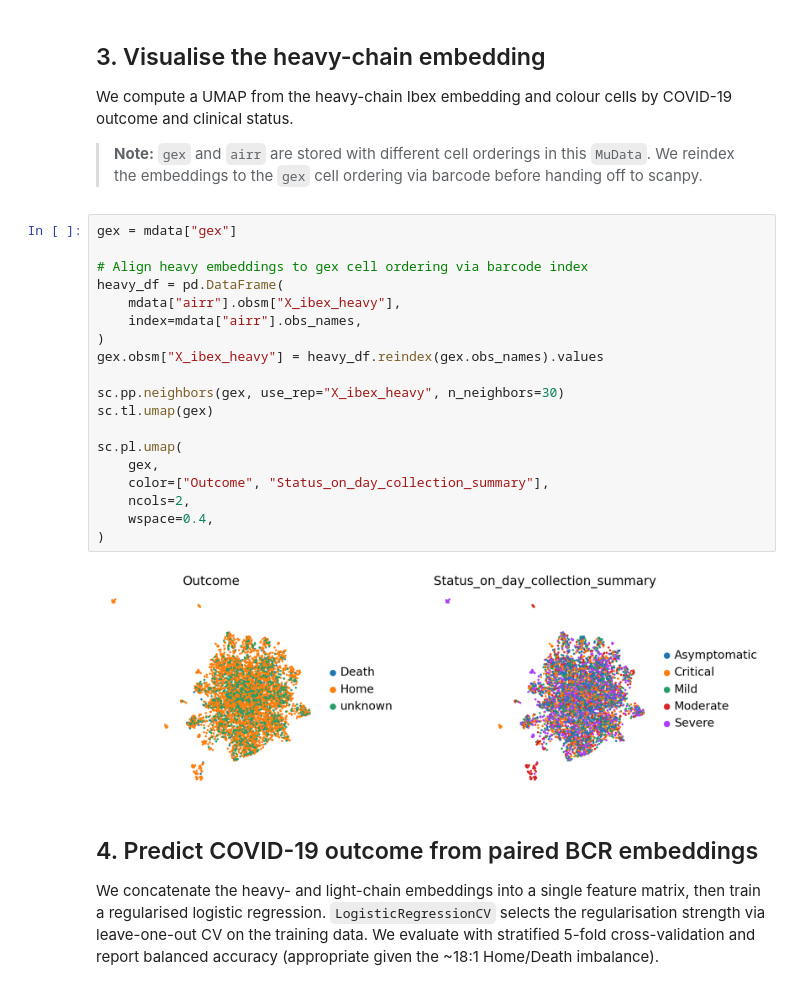
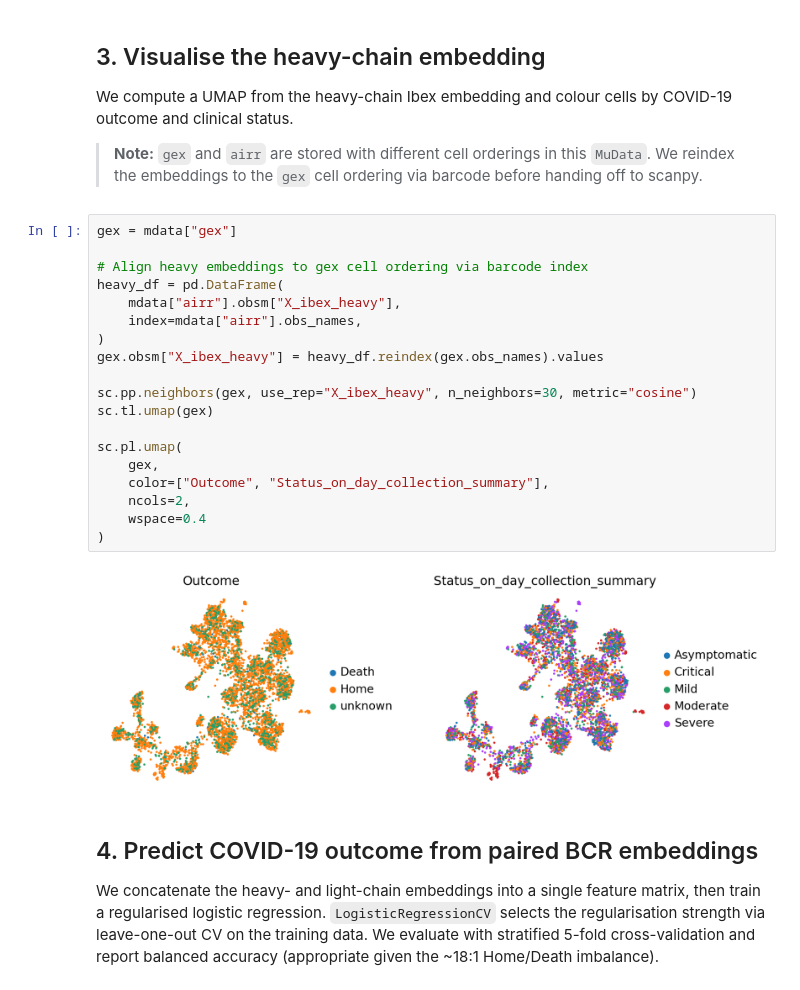
Before and after one commit to Qile0317/scibex, a Jupyter notebook: docs/notebooks/tutorial_5k_bcr.ipynb, the cells around one changed output. Cells and saved outputs as stored; diff of their text form.

```diff
--- a/docs/notebooks/tutorial_5k_bcr.ipynb
+++ b/docs/notebooks/tutorial_5k_bcr.ipynb
@@ -139,24 +139,24 @@ We compute a UMAP from the heavy-chain Ibex embedding and colour cells by COVID-
 # %%
 gex = mdata["gex"]
 
 # Align heavy embeddings to gex cell ordering via barcode index
 heavy_df = pd.DataFrame(
     mdata["airr"].obsm["X_ibex_heavy"],
     index=mdata["airr"].obs_names,
 )
 gex.obsm["X_ibex_heavy"] = heavy_df.reindex(gex.obs_names).values
 
-sc.pp.neighbors(gex, use_rep="X_ibex_heavy", n_neighbors=30)
+sc.pp.neighbors(gex, use_rep="X_ibex_heavy", n_neighbors=30, metric="cosine")
 sc.tl.umap(gex)
 
 sc.pl.umap(
     gex,
     color=["Outcome", "Status_on_day_collection_summary"],
     ncols=2,
-    wspace=0.4,
+    wspace=0.4
 )
 # %% [output]
-[figure, old version]
+[figure, new version]
 # %% [markdown]
 ## 4. Predict COVID-19 outcome from paired BCR embeddings
 
```
Also changed, not shown: parts of 3 cells of this notebook, 2 other files.
